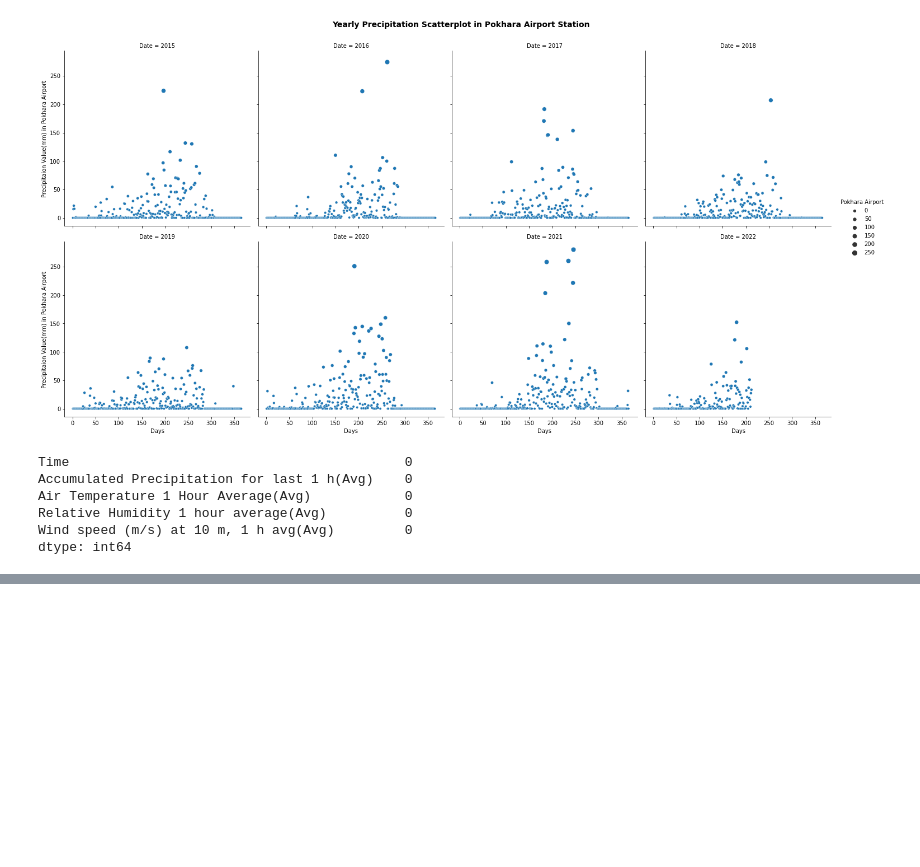
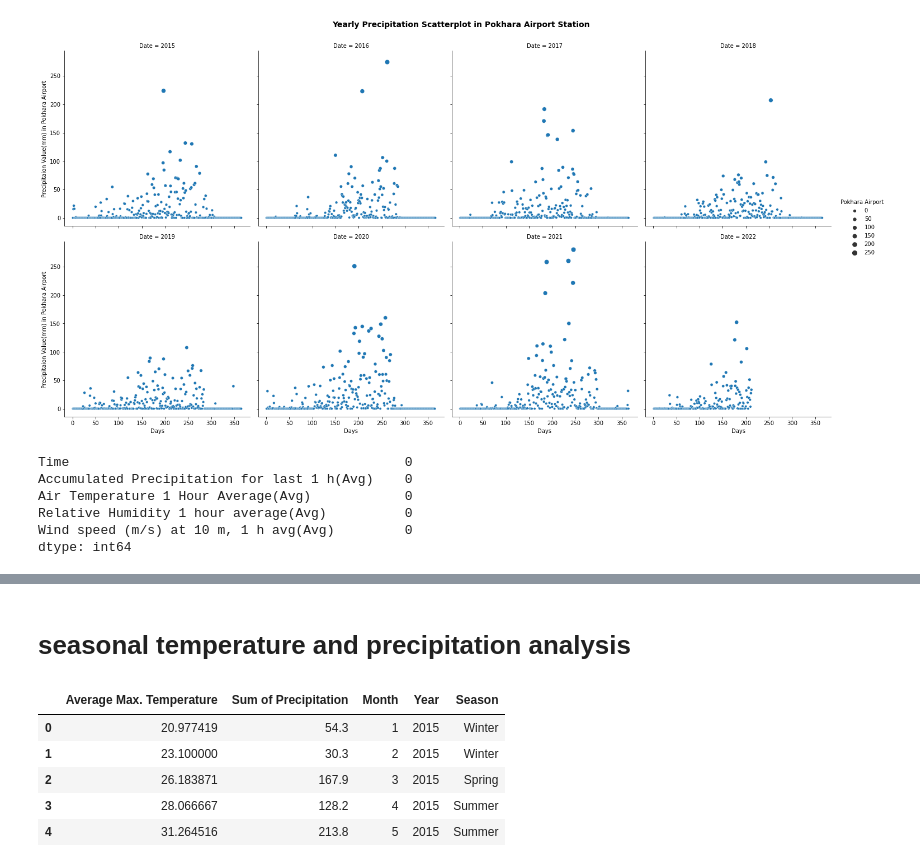
Before and after one commit to supathdhitalGEO/Weather-Forecasting, a Jupyter notebook: visualization/visualization.ipynb, the cells around one changed output, grey strips where cells are left out. Cells and saved outputs as stored; diff of their text form; code cells hidden in the pictures; blank space fills up the shorter version.

```diff
--- a/visualization/visualization.ipynb
+++ b/visualization/visualization.ipynb
@@ -168,0 +259,4 @@ yearly=y.reset_index()
+# %%
+#loading the dataframe for the precipitation and temperature analysis
+x=pd.read_csv('./PPTandTempMonthlydata.csv')
+x.head()
@@ -168,0 +274,15 @@ yearly=y.reset_index()
+# %% [markdown]
+# seasonal temperature and precipitation analysis
+# %%
+mapping = {1 : "Winter",2:"Winter",12: "Winter",3:"Spring",4:"Spring",10:"Late autumn",
+           11:"Late autumn",8:"Autumn",9:"Autumn",6:"Rainy",7:"Rainy",4:"Summer",5:"Summer"}
+x["Season"] = x["Month"].map(mapping).astype(str)
+# %%
+x.head()
+# %% [output]
+|  | Average Max. Temperature | Sum of Precipitation | Month | Year | Season |
+| 0 | 20.977419 | 54.3 | 1 | 2015 | Winter |
+| 1 | 23.100000 | 30.3 | 2 | 2015 | Winter |
+| 2 | 26.183871 | 167.9 | 3 | 2015 | Spring |
+| 3 | 28.066667 | 128.2 | 4 | 2015 | Summer |
+| 4 | 31.264516 | 213.8 | 5 | 2015 | Summer |
```
Also changed, not shown: parts of 16 cells of this notebook, 8 other files.
